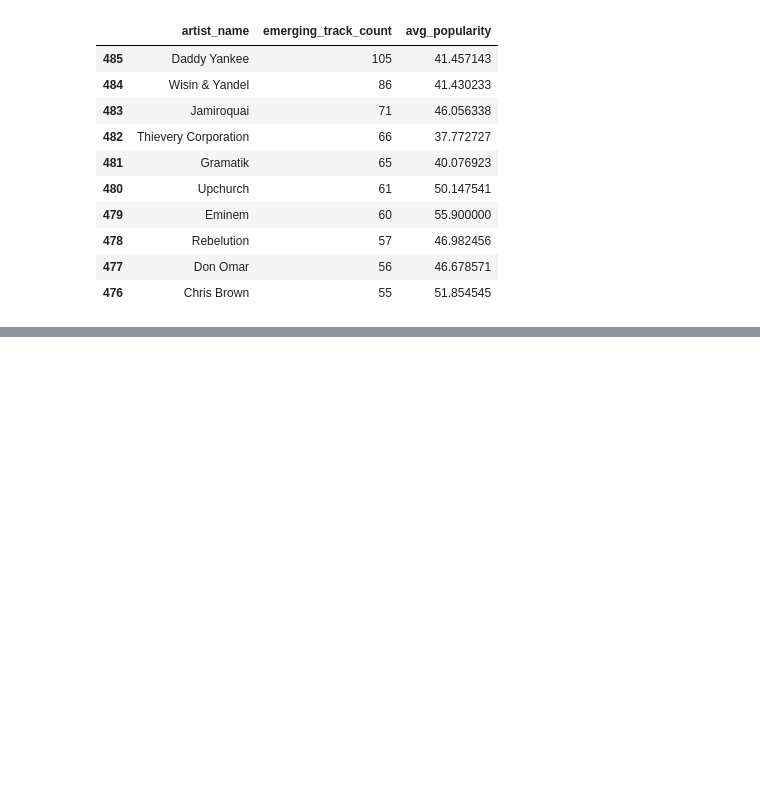
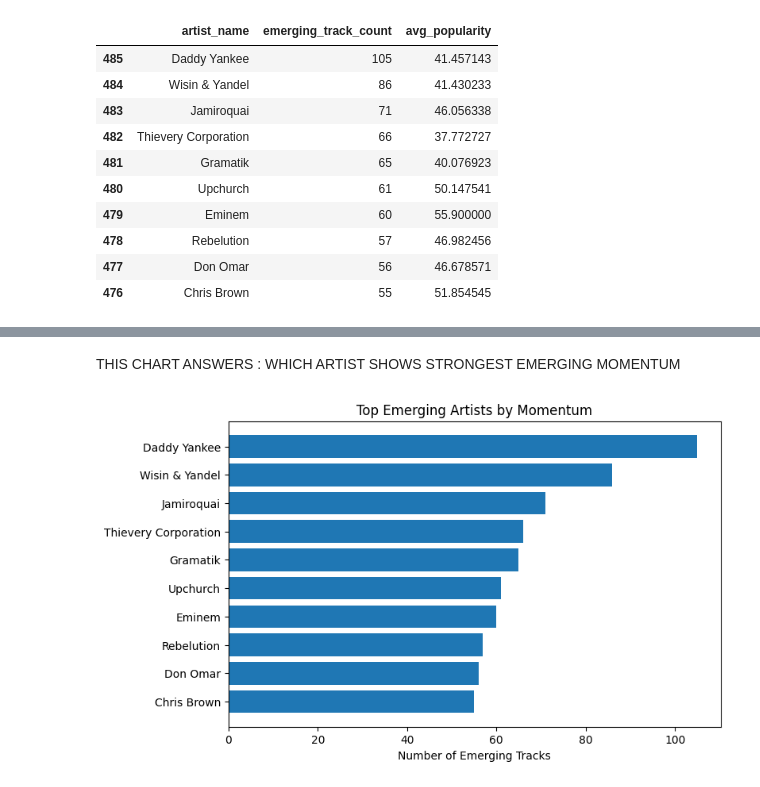
Before and after one commit to rahulT-17/data-analytics-journey, a Jupyter notebook: projects/spotify-trend-intelligence/notebooks/01_exploration.ipynb, the cells around one changed output, grey strips where cells are left out. Drawn from its saved outputs; the diff is of its cells as text; code cells hidden in the pictures; blank space fills up the shorter version.

```diff
--- a/projects/spotify-trend-intelligence/notebooks/01_exploration.ipynb
+++ b/projects/spotify-trend-intelligence/notebooks/01_exploration.ipynb
@@ -248,0 +367,26 @@ true_emerging_artist.sort_values(by="emerging_track_count",ascending=False).head
+# %% [markdown]
+THIS CHART ANSWERS : WHICH ARTIST SHOWS STRONGEST EMERGING MOMENTUM
+# %%
+# CREATING TOP ARTISTS :
+
+top_emerging_artists = true_emerging_artist.sort_values(
+    by="emerging_track_count",
+    ascending=False
+).head(10)
+
+# PLOTTING THE GRAPH :
+
+plt.figure(figsize=(8, 5))
+
+plt.barh(
+    top_emerging_artists["artist_name"],
+    top_emerging_artists["emerging_track_count"]
+)
+
+plt.xlabel("Number of Emerging Tracks")
+plt.title("Top Emerging Artists by Momentum")
+
+plt.gca().invert_yaxis()
+plt.show()
+# %% [output]
+[figure, added]
```
Also changed, not shown: parts of 12 cells of this notebook, 1 other file.
